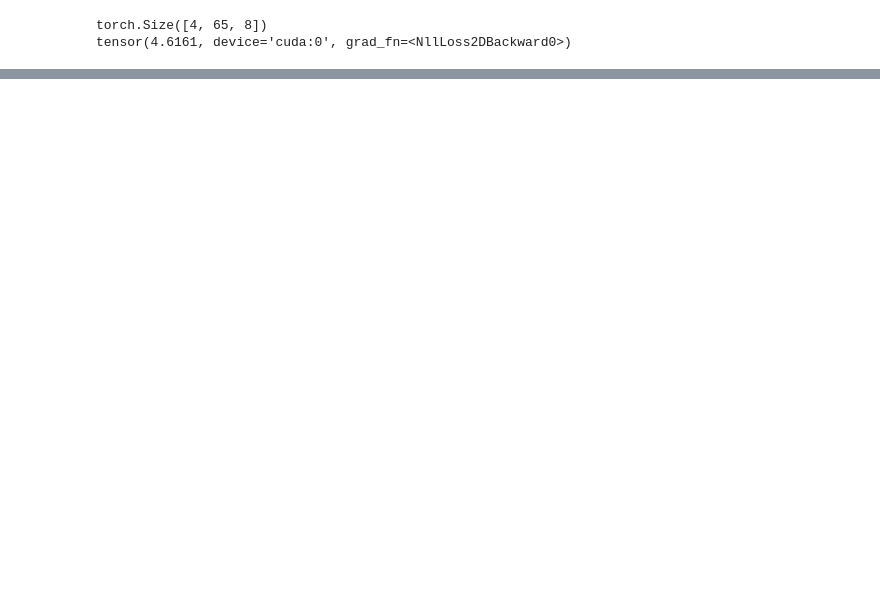
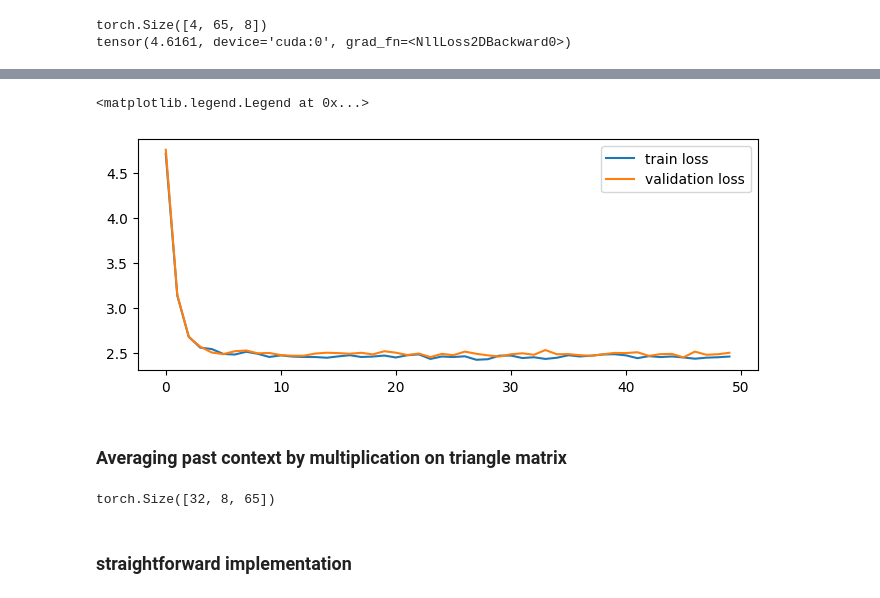
Before and after one commit to ReemBer/gpt-demo, a Jupyter notebook: GPT-tutorial.ipynb, the cells around one changed output, grey strips where cells are left out. Drawn from its saved outputs; the diff is of its cells as text; code cells hidden in the pictures; blank space fills up the shorter version.

Commit message:
Average past context
- create different average implementations
- add testing their performance
- fix previous loss plot

```diff
--- a/GPT-tutorial.ipynb
+++ b/GPT-tutorial.ipynb
@@ -375,0 +368,17 @@ ax_l.legend()
+# %%
+fig, ax_l = plt.subplots(1, 1, figsize=(8,3))
+ax_l.plot(np.array(loss_history["train"]).flatten(), label = 'train loss')
+ax_l.plot(np.array(loss_history["val"]).flatten(), label = 'validation loss')
+ax_l.legend()
+# %% [output]
+<matplotlib.legend.Legend at 0x...>
+[figure, added]
+# %% [markdown]
+### Averaging past context by multiplication on triangle matrix
+# %%
+x = torch.randn(batch_size, block_size, vocab_size)
+x.shape
+# %% [output]
+torch.Size([32, 8, 65])
+# %% [markdown]
+### straightforward implementation
```
Also changed, not shown: parts of 36 cells of this notebook.
